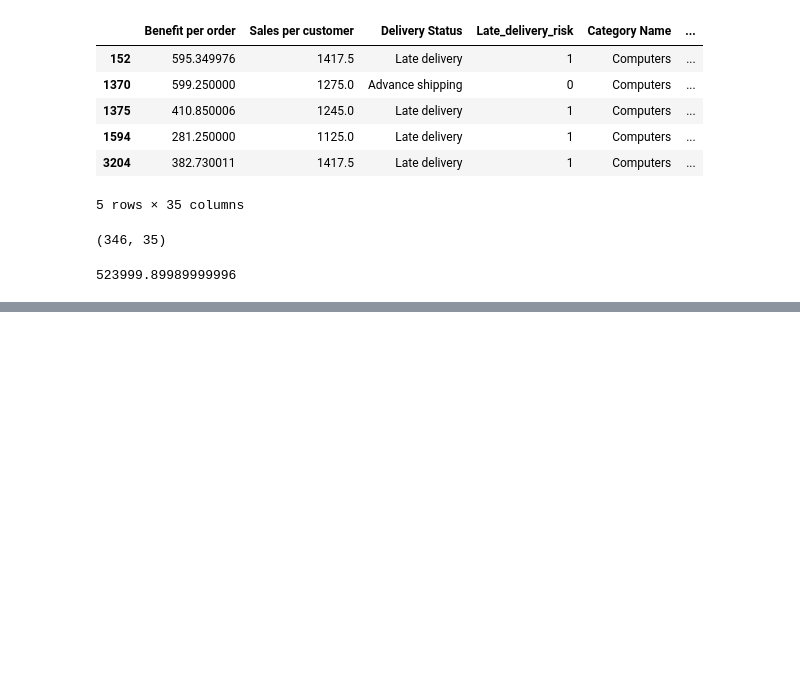
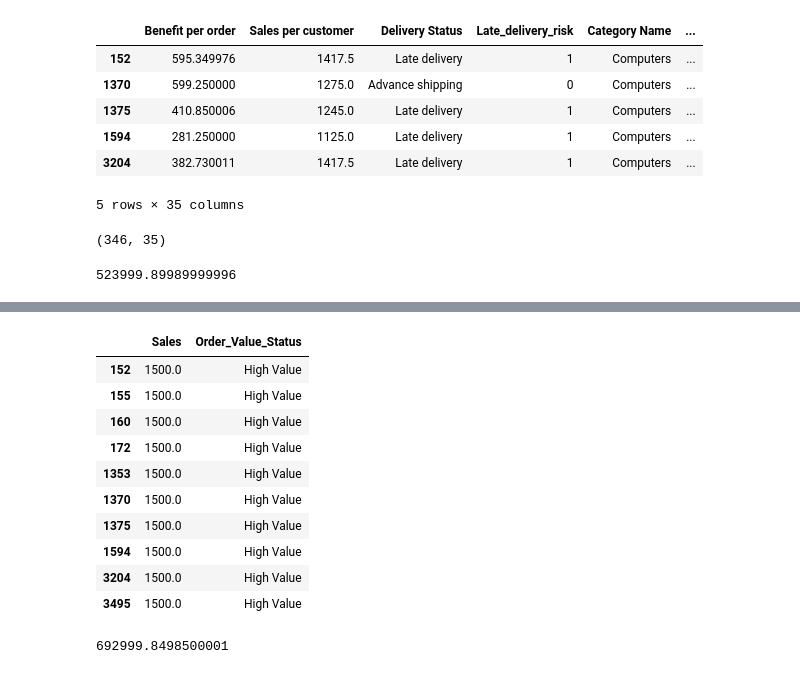
Before and after one commit to ivaibhavpawar1045/Python-Data-Analytics, a Jupyter notebook: 27_Advanced_Pandas_II/advanced_pandas.ipynb, the cells around one changed output, grey strips where cells are left out. Drawn from its saved outputs; the diff is of its cells as text; code cells hidden in the pictures; blank space fills up the shorter version.

```diff
--- a/27_Advanced_Pandas_II/advanced_pandas.ipynb
+++ b/27_Advanced_Pandas_II/advanced_pandas.ipynb
@@ -188,0 +264,24 @@ high_value_orders["Sales"].sum()
+# %%
+df.loc[
+    df["Order_Value_Status"] == "High Value",
+    ["Sales", "Order_Value_Status"]
+].head(10)
+# %% [output]
+|  | Sales | Order_Value_Status |
+| 152 | 1500.0 | High Value |
+| 155 | 1500.0 | High Value |
+| 160 | 1500.0 | High Value |
+| 172 | 1500.0 | High Value |
+| 1353 | 1500.0 | High Value |
+| 1370 | 1500.0 | High Value |
+| 1375 | 1500.0 | High Value |
+| 1594 | 1500.0 | High Value |
+| 3204 | 1500.0 | High Value |
+| 3495 | 1500.0 | High Value |
+# %%
+df.loc[
+    df["Order_Value_Status"] == "High Value",
+    "Sales"
+].sum()
+# %% [output]
+692999.8498500001
```
Also changed, not shown: parts of 10 cells of this notebook, 1 other file.
